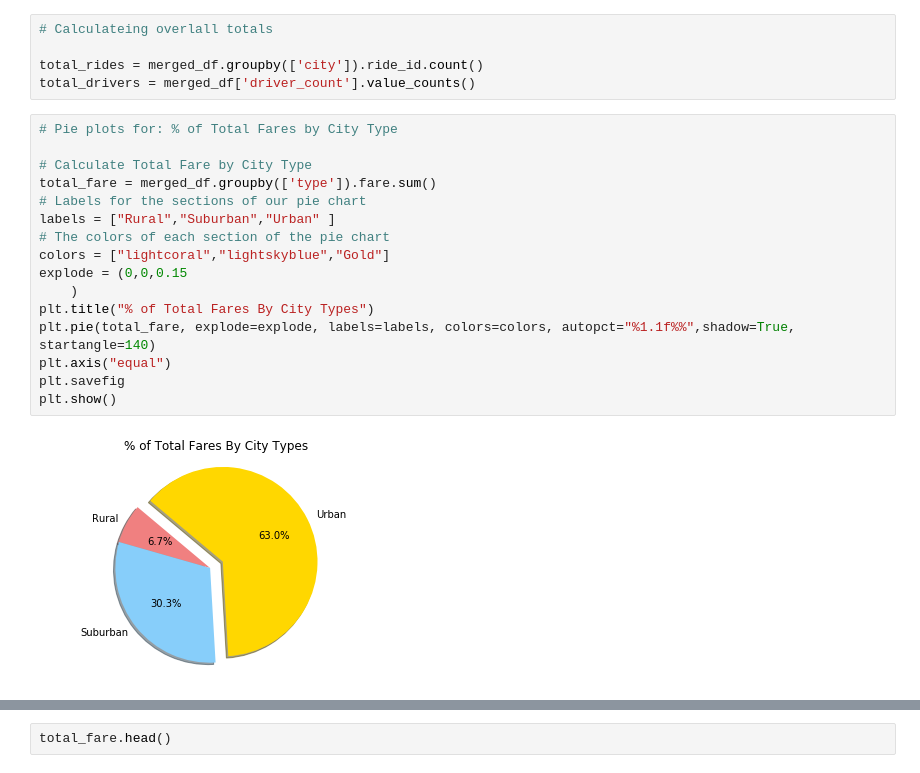
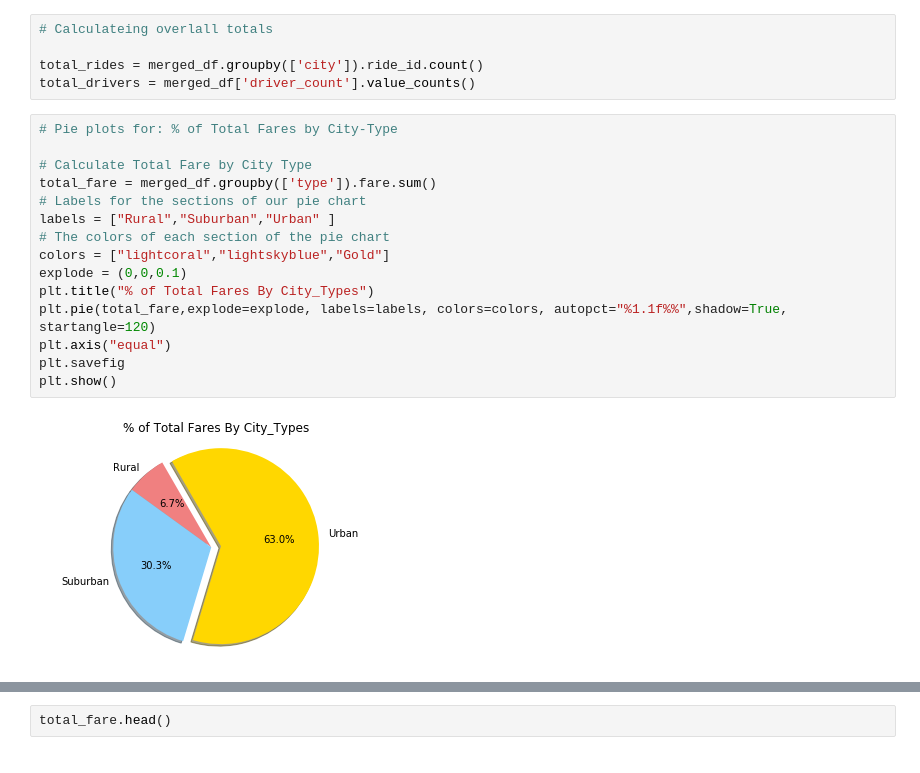
Before and after one commit to gayatripingale/Homework, a Jupyter notebook: Matplotlib/Pyber_RideSharing_Matplotlib.ipynb, the cells around one changed output, grey strips where cells are left out. Saved outputs shown, nothing was run; the diff lists cells and outputs as text.

```diff
--- a/Matplotlib/Pyber_RideSharing_Matplotlib.ipynb
+++ b/Matplotlib/Pyber_RideSharing_Matplotlib.ipynb
@@ -154,20 +154,19 @@ plt.show()
 total_rides = merged_df.groupby(['city']).ride_id.count()
 total_drivers = merged_df['driver_count'].value_counts()
 # %%
-# Pie plots for: % of Total Fares by City Type
+# Pie plots for: % of Total Fares by City-Type
 
 # Calculate Total Fare by City Type
 total_fare = merged_df.groupby(['type']).fare.sum()
 # Labels for the sections of our pie chart
 labels = ["Rural","Suburban","Urban" ]
 # The colors of each section of the pie chart
 colors = ["lightcoral","lightskyblue","Gold"]
-explode = (0,0,0.15
-    )
-plt.title("% of Total Fares By City Types")
-plt.pie(total_fare, explode=explode, labels=labels, colors=colors, autopct="%1.1f%%",shadow=True, startangle=140)
+explode = (0,0,0.1)
+plt.title("% of Total Fares By City_Types")
+plt.pie(total_fare,explode=explode, labels=labels, colors=colors, autopct="%1.1f%%",shadow=True, startangle=120)
 plt.axis("equal")
 plt.savefig
 plt.show()
 # %% [output]
-[figure, old version]
+[figure, new version]
```
Also changed, not shown: parts of 2 cells of this notebook.
